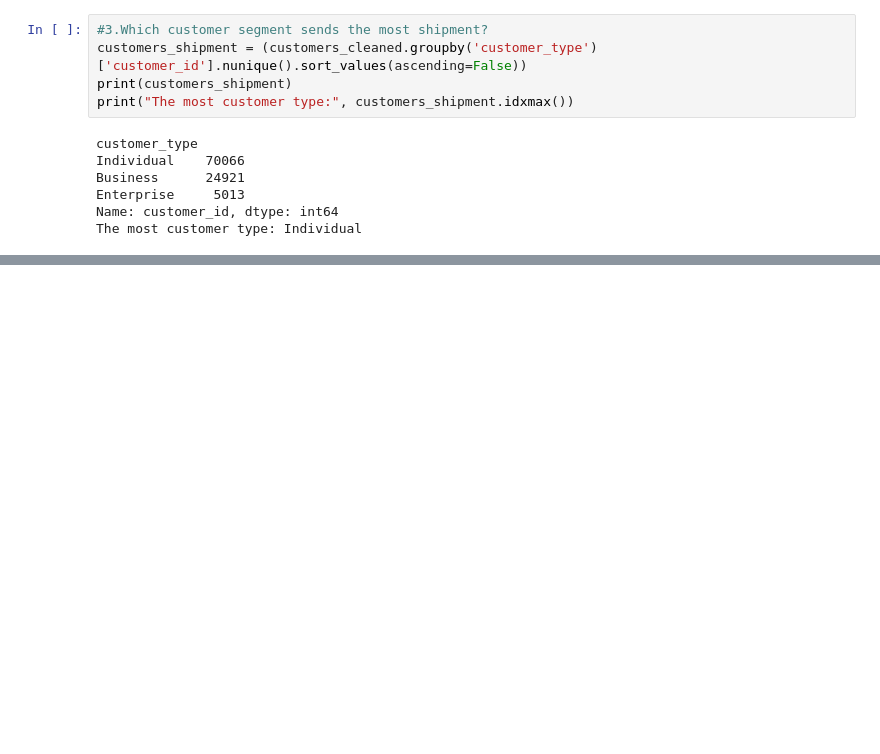
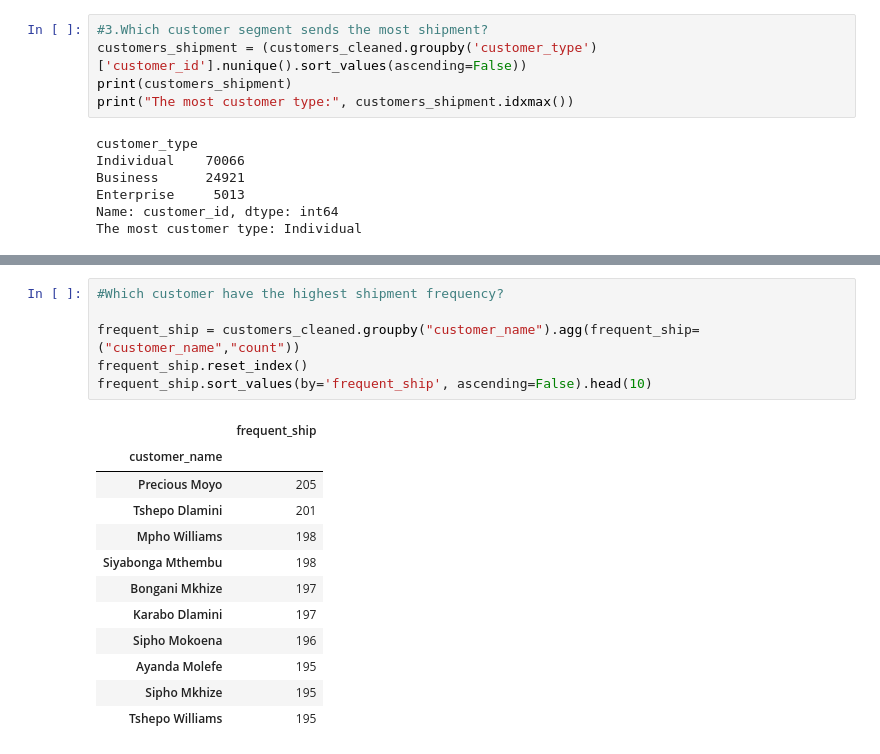
Before and after one commit to jilyanga2/Logistics-And-Delivery-Intelligence, a Jupyter notebook: feature-engineering.ipynb, the cells around one changed output, grey strips where cells are left out. Drawn from its saved outputs; the diff is of its cells as text; blank space fills up the shorter version.

Commit message:
I have made changes

```diff
--- a/feature-engineering.ipynb
+++ b/feature-engineering.ipynb
@@ -666,0 +715,19 @@ The most customer type: Individual
+# %%
+#Which customer have the highest shipment frequency?
+
+frequent_ship = customers_cleaned.groupby("customer_name").agg(frequent_ship=("customer_name","count"))
+frequent_ship.reset_index()
+frequent_ship.sort_values(by='frequent_ship', ascending=False).head(10)
+# %% [output]
+|  | frequent_ship |
+| customer_name |  |
+| Precious Moyo | 205 |
+| Tshepo Dlamini | 201 |
+| Mpho Williams | 198 |
+| Siyabonga Mthembu | 198 |
+| Bongani Mkhize | 197 |
+| Karabo Dlamini | 197 |
+| Sipho Mokoena | 196 |
+| Ayanda Molefe | 195 |
+| Sipho Mkhize | 195 |
+| Tshepo Williams | 195 |
```
Also changed, not shown: parts of 8 cells of this notebook.
